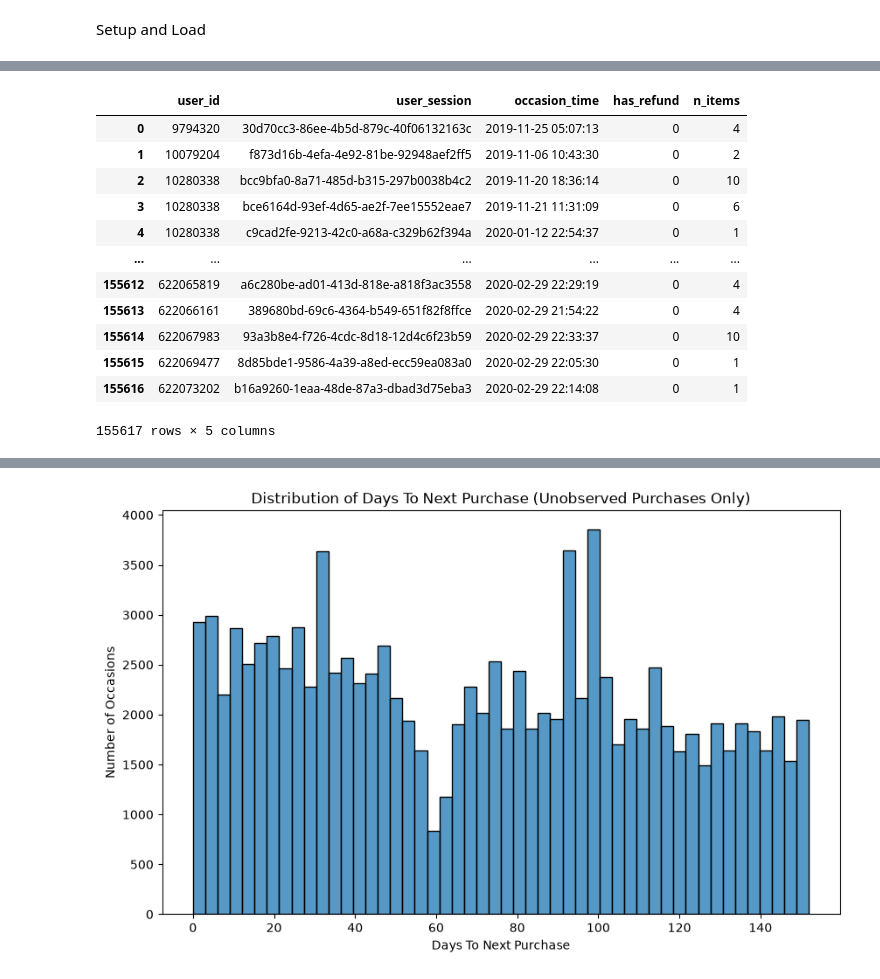
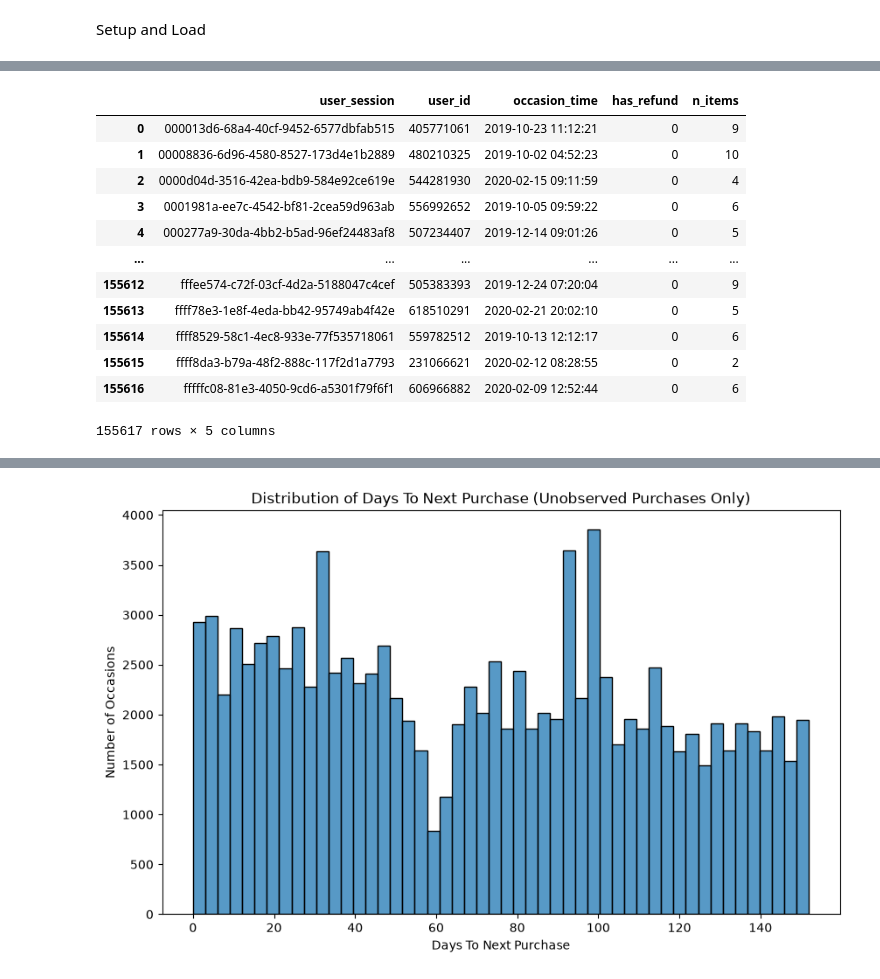
Before and after one commit to elilk2/Ecommerce-Funnel, a Jupyter notebook: notebooks/02_time_to_next_purchase.ipynb, the cells around one changed output, grey strips where cells are left out. Saved outputs shown, nothing was run; the diff lists cells and outputs as text; code cells hidden in the pictures.

```diff
--- a/notebooks/02_time_to_next_purchase.ipynb
+++ b/notebooks/02_time_to_next_purchase.ipynb
@@ -15,7 +19,7 @@ conn = duckdb.connect()
 PARQUET_PATH = Path("../data/processed/master_events.parquet").as_posix()
 PURCHASE_PATH = Path("../data/processed/purchases.parquet").as_posix()
 # %%
-df = pd.read_parquet(PURCHASE_PATH)
-df
+purchases = pd.read_parquet(PURCHASE_PATH)
+purchases
 # %% [output]
 |  | event_time | product_id | category_id | category_code | brand | price | is_refund | user_id | ... |
@@ -33,30 +37,18 @@ df
 1287007 rows × 9 columns
 # %%
-query = f"""
-    SELECT
-        user_id,
-        user_session,
-        MIN(event_time) AS occasion_time,
-        MAX(CAST(is_refund AS INTEGER)) AS has_refund,
-        COUNT(*) AS n_items
-    FROM '{PURCHASE_PATH}'
-    GROUP BY user_session, user_id
-    ORDER BY user_id, occasion_time
-"""
-
-occasions = conn.execute(query).df()
+occasions = collapse_to_occurrences(purchases)
 occasions
 # %% [output]
-|  | user_id | user_session | occasion_time | has_refund | n_items |
-| 0 | 9794320 | 30d70cc3-86ee-4b5d-879c-40f06132163c | 2019-11-25 05:07:13 | 0 | 4 |
-| 1 | 10079204 | f873d16b-4efa-4e92-81be-92948aef2ff5 | 2019-11-06 10:43:30 | 0 | 2 |
-| 2 | 10280338 | bcc9bfa0-8a71-485d-b315-297b0038b4c2 | 2019-11-20 18:36:14 | 0 | 10 |
-| 3 | 10280338 | bce6164d-93ef-4d65-ae2f-7ee15552eae7 | 2019-11-21 11:31:09 | 0 | 6 |
-| 4 | 10280338 | c9cad2fe-9213-42c0-a68a-c329b62f394a | 2020-01-12 22:54:37 | 0 | 1 |
+|  | user_session | user_id | occasion_time | has_refund | n_items |
+| 0 | 000013d6-68a4-40cf-9452-6577dbfab515 | 405771061 | 2019-10-23 11:12:21 | 0 | 9 |
+| 1 | 00008836-6d96-4580-8527-173d4e1b2889 | 480210325 | 2019-10-02 04:52:23 | 0 | 10 |
+| 2 | 0000d04d-3516-42ea-bdb9-584e92ce619e | 544281930 | 2020-02-15 09:11:59 | 0 | 4 |
+| 3 | 0001981a-ee7c-4542-bf81-2cea59d963ab | 556992652 | 2019-10-05 09:59:22 | 0 | 6 |
+| 4 | 000277a9-30da-4bb2-b5ad-96ef24483af8 | 507234407 | 2019-12-14 09:01:26 | 0 | 5 |
 | ... | ... | ... | ... | ... | ... |
-| 155612 | 622065819 | a6c280be-ad01-413d-818e-a818f3ac3558 | 2020-02-29 22:29:19 | 0 | 4 |
-| 155613 | 622066161 | 389680bd-69c6-4364-b549-651f82f8ffce | 2020-02-29 21:54:22 | 0 | 4 |
-| 155614 | 622067983 | 93a3b8e4-f726-4cdc-8d18-12d4c6f23b59 | 2020-02-29 22:33:37 | 0 | 10 |
-| 155615 | 622069477 | 8d85bde1-9586-4a39-a8ed-ecc59ea083a0 | 2020-02-29 22:05:30 | 0 | 1 |
-| 155616 | 622073202 | b16a9260-1eaa-48de-87a3-dbad3d75eba3 | 2020-02-29 22:14:08 | 0 | 1 |
+| 155612 | fffee574-c72f-03cf-4d2a-5188047c4cef | 505383393 | 2019-12-24 07:20:04 | 0 | 9 |
+| 155613 | ffff78e3-1e8f-4eda-bb42-95749ab4f42e | 618510291 | 2020-02-21 20:02:10 | 0 | 5 |
+| 155614 | ffff8529-58c1-4ec8-933e-77f535718061 | 559782512 | 2019-10-13 12:12:17 | 0 | 6 |
+| 155615 | ffff8da3-b79a-48f2-888c-117f2d1a7793 | 231066621 | 2020-02-12 08:28:55 | 0 | 2 |
+| 155616 | fffffc08-81e3-4050-9cd6-a5301f79f6f1 | 606966882 | 2020-02-09 12:52:44 | 0 | 6 |
 155617 rows × 5 columns
```
Also changed, not shown: parts of 7 cells of this notebook, 5 other files.
